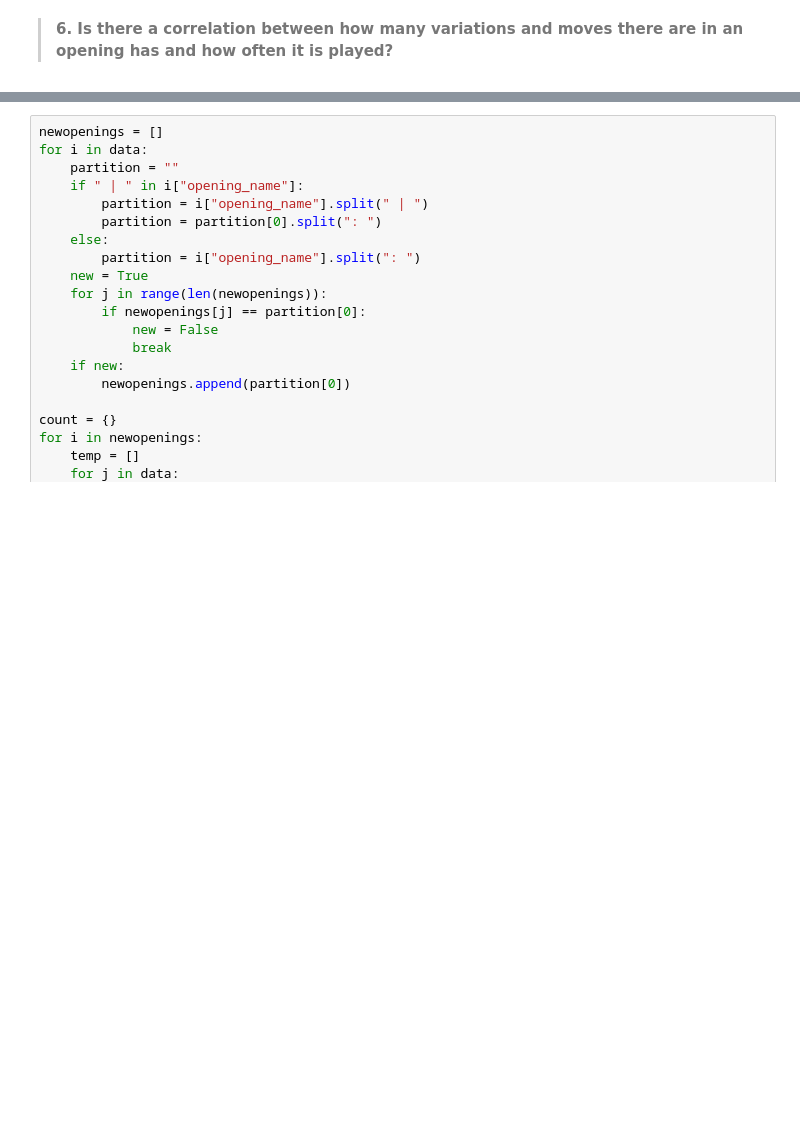
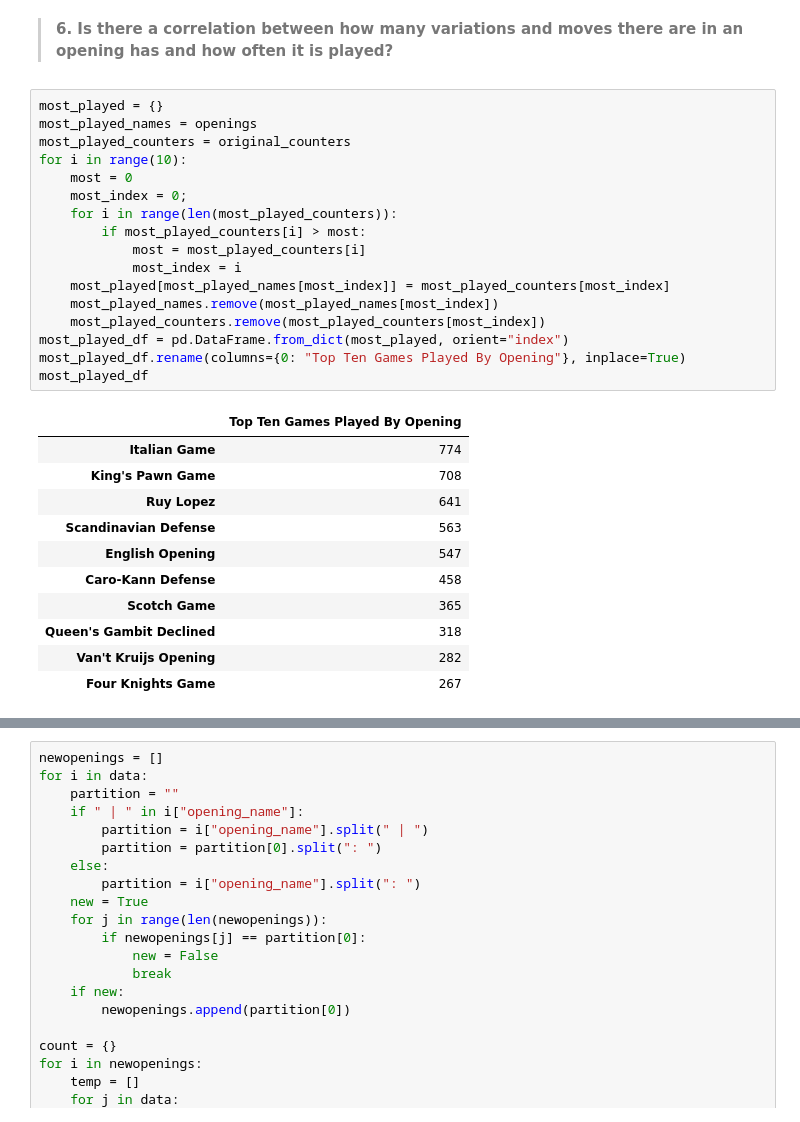
Before and after one commit to AldenCh/CSCI2000U-Final-Project, a Jupyter notebook: group-10-final-project.ipynb, the cells around one changed output, grey strips where cells are left out. Drawn from its saved outputs; the diff is of its cells as text; blank space fills up the shorter version.

```diff
--- a/group-10-final-project.ipynb
+++ b/group-10-final-project.ipynb
@@ -478,3 +482,32 @@ Average rating in a timeout game             :  1607.6358819076456
 5.c What conclusions can be drawn from the data collected?**
 # %% [markdown]
 >**6. Is there a correlation between how many variations and moves there are in an opening has and how often it is played?**
+# %%
+most_played = {}
+most_played_names = openings
+most_played_counters = original_counters
+for i in range(10):
+    most = 0
+    most_index = 0;
+    for i in range(len(most_played_counters)):
+        if most_played_counters[i] > most:
+            most = most_played_counters[i]
+            most_index = i
+    most_played[most_played_names[most_index]] = most_played_counters[most_index]
+    most_played_names.remove(most_played_names[most_index])
+    most_played_counters.remove(most_played_counters[most_index])
+most_played_df = pd.DataFrame.from_dict(most_played, orient="index")
+most_played_df.rename(columns={0: "Top Ten Games Played By Opening"}, inplace=True)
+most_played_df
+# %% [output]
+|  | Top Ten Games Played By Opening |
+| Italian Game | 774 |
+| King's Pawn Game | 708 |
+| Ruy Lopez | 641 |
+| Scandinavian Defense | 563 |
+| English Opening | 547 |
+| Caro-Kann Defense | 458 |
+| Scotch Game | 365 |
+| Queen's Gambit Declined | 318 |
+| Van't Kruijs Opening | 282 |
+| Four Knights Game | 267 |
```
Also changed, not shown: parts of 6 cells of this notebook.
